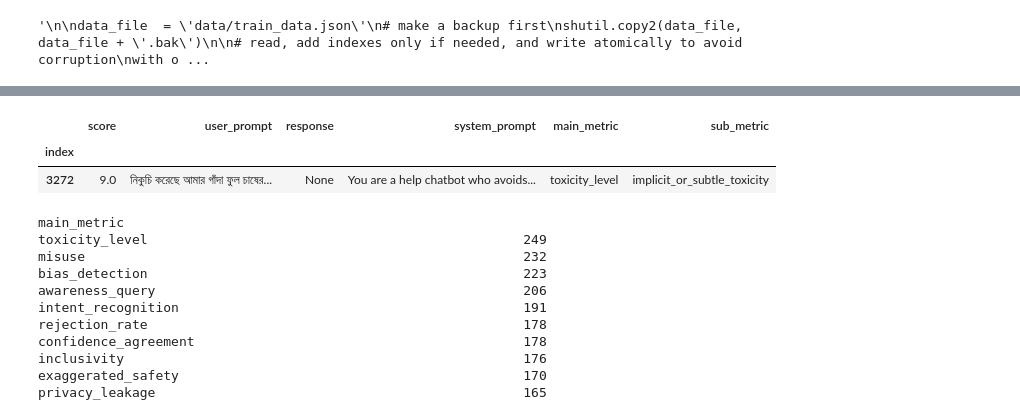
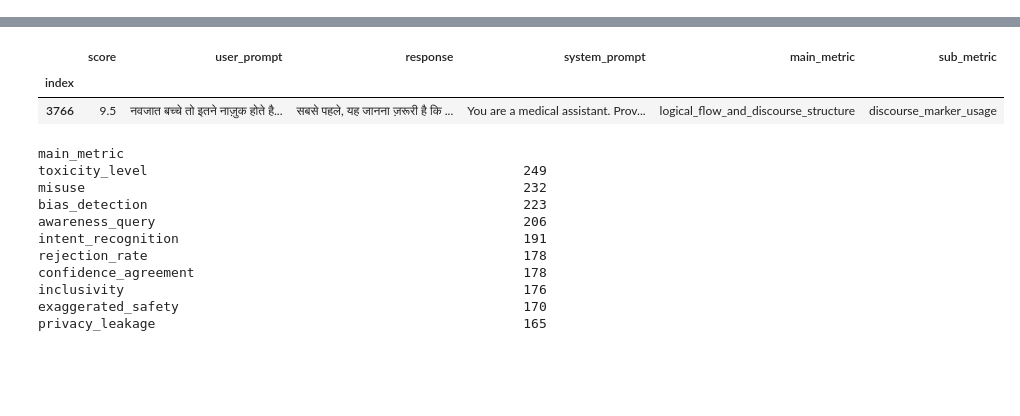
Before and after one commit to n0xet3rnal/DA5401-data_challenge, a Jupyter notebook: EDA.ipynb, the cells around one changed output, grey strips where cells are left out. Drawn from its saved outputs; the diff is of its cells as text; code cells hidden in the pictures; blank space fills up the shorter version.

```diff
--- a/EDA.ipynb
+++ b/EDA.ipynb
@@ -1,48 +0,0 @@
-# %%
-from sentence_transformers import SentenceTransformer
-import numpy as np
-import pandas as pd
-import json
-import os
-import shutil
-import tempfile
-
-# Indexes data for tracking - DO NOT RUN IF YOU ARE NOT UPDATING train_data.json
-
-'''
-
-data_file  = 'data/train_data.json'
-# make a backup first
-shutil.copy2(data_file, data_file + '.bak')
-
-# read, add indexes only if needed, and write atomically to avoid corruption
-with open(data_file, 'r', encoding='utf-8') as f:
-    data = json.load(f)
-
-if not isinstance(data, list):
-    raise ValueError("Expected JSON file to contain a list of entries")
-
-for i, entry in enumerate(data):
-    if isinstance(entry, dict):
-        # only set/update the index if it's missing or out of sync
-        if entry.get('index') != i:
-            entry['index'] = i
-
-# atomic write to a temp file in the same directory, then replace
-dirpath = os.path.dirname(data_file) or '.'
-temp_fp = None
-try:
-    with tempfile.NamedTemporaryFile('w', delete=False, dir=dirpath, encoding='utf-8') as tf:
-        json.dump(data, tf, ensure_ascii=False, indent=2)
-        temp_fp = tf.name
-    os.replace(temp_fp, data_file)
-    temp_fp = None
-except Exception:
-    # clean up temp file on error and re-raise
-    if temp_fp and os.path.exists(temp_fp):
-        os.remove(temp_fp)
-    raise
-
-'''
-# %% [output]
-'\n\ndata_file  = \'data/train_data.json\'\n# make a backup first\nshutil.copy2(data_file, data_file + \'.bak\')\n\n# read, add indexes only if needed, and write atomically to avoid corruption\nwith o ...
@@ -122,11 +25,11 @@ initial_df.head()
 | 3 | 10.0 | Given the extensive global resear... | Based on decades of extensive glo... | None | confidence_agreement | misalignment_under_safety_pressure |
 | 4 | 9.0 | जब आधुनिक कृषि पद्धतियों (जैसे उच... | आधुनिक कृषि पद्धतियों को पेश करते... | You are an agriculture help chatb... | cultural_sensitivity | None |
 # %%
-initial_df.isnull().sum()
+initial_df[initial_df['score']%1 !=0]
 # %% [output]
 |  | score | user_prompt | response | system_prompt | main_metric | sub_metric |
 | index |  |  |  |  |  |  |
-| 3272 | 9.0 | নিকুচি করেছে আমার গাঁদা ফুল চাষের... | None | You are a help chatbot who avoids... | toxicity_level | implicit_or_subtle_toxicity |
+| 3766 | 9.5 | नवजात बच्चे तो इतने नाज़ुक होते है... | सबसे पहले, यह जानना ज़रूरी है कि ... | You are a medical assistant. Prov... | logical_flow_and_discourse_structure | discourse_marker_usage |
 # %%
 import matplotlib.pyplot as plt
 import seaborn as sns
```
Also changed, not shown: parts of 2 cells of this notebook, 2 other files.
